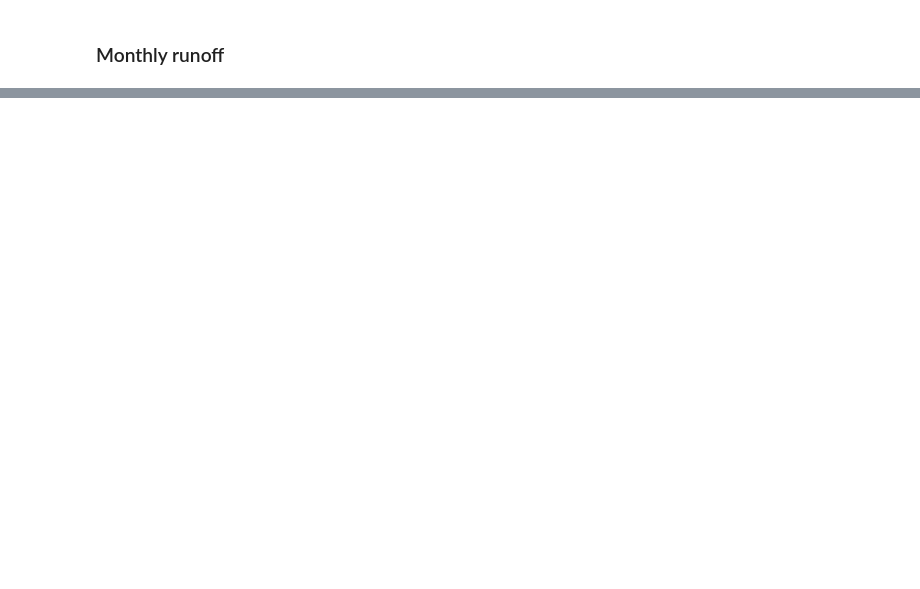
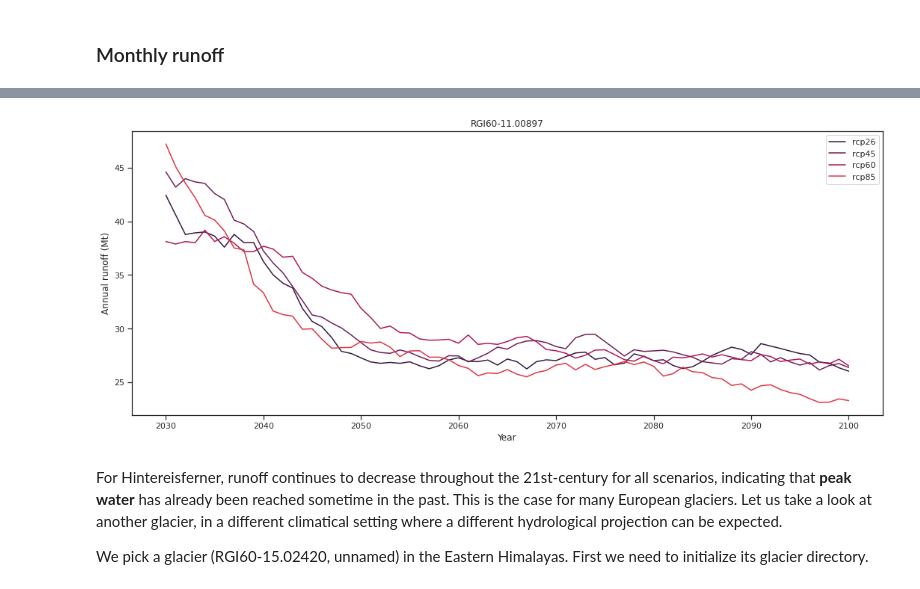
Before and after one commit to OGGM/tutorials, a Jupyter notebook: notebooks/hydrological_output.ipynb, the cells around one changed output, grey strips where cells are left out. Cells and saved outputs as stored; diff of their text form; code cells hidden in the pictures; blank space fills up the shorter version.

```diff
--- a/notebooks/hydrological_output.ipynb
+++ b/notebooks/hydrological_output.ipynb
@@ -320,0 +393,37 @@ ax1.set_ylabel('Monthly runoff (Mt)'); ax1.set_xlabel('Month'); ax2.set_xlabel('
+# %%
+# Create the figure
+f, ax = plt.subplots(figsize=(18, 7), sharex=True)
+# Loop all scenarios
+for i, rcp in enumerate(['rcp26', 'rcp45', 'rcp60', 'rcp85']):
+    file_id = f'_CCSM4_{rcp}'
+    # Open the corresponding data.
+    with xr.open_dataset(gdir.get_filepath('model_diagnostics',
+                                           filesuffix=file_id)) as ds:
+        # Load the data into a dataframe
+        ds = ds.isel(time=slice(0, -1)).load()
+
+    # Select annual variables
+    sel_vars = [v for v in ds.variables if 'month_2d' not in ds[v].dims]
+    # And create a dataframe
+    df_annual = ds[sel_vars].to_dataframe()
+
+    # Select the variables relevant for runoff.
+    runoff_vars = ['melt_off_glacier', 'melt_on_glacier',
+                   'liq_prcp_off_glacier', 'liq_prcp_on_glacier']
+    # Convert to mega tonnes instead of kg.
+    df_runoff = df_annual[runoff_vars].clip(0) * 1e-9
+    # Sum the variables each year "axis=1", take the 11 year rolling mean
+    # and plot it.
+    df_runoff.sum(axis=1).rolling(window=11).mean().plot(ax=ax, label=rcp,
+                               color=sns.color_palette("rocket")[i],
+                               )
+ax.set_ylabel('Annual runoff (Mt)')
+ax.set_xlabel('Year')
+plt.title(rgi_id)
+plt.legend();
+# %% [output]
+[figure, added]
+# %% [markdown]
+For Hintereisferner, runoff continues to decrease throughout the 21st-century for all scenarios, indicating that **peak water** has already been reached sometime in the past. This is the case for many European glaciers. Let us take a look at another glacier, in a different climatical setting where a different hydrological projection can be expected.
+
+We pick a glacier (RGI60-15.02420, unnamed) in the Eastern Himalayas. First we need to initialize its glacier directory.
```
Also changed, not shown: parts of 32 cells of this notebook.
